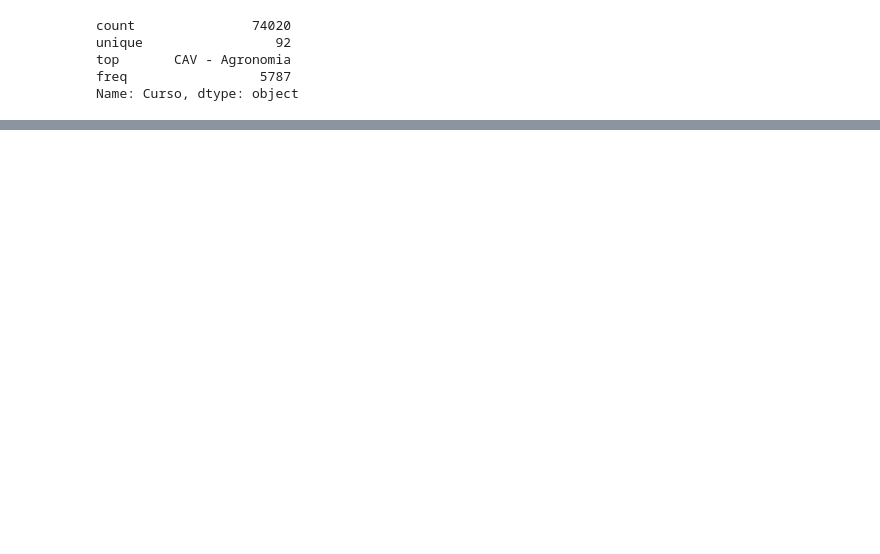
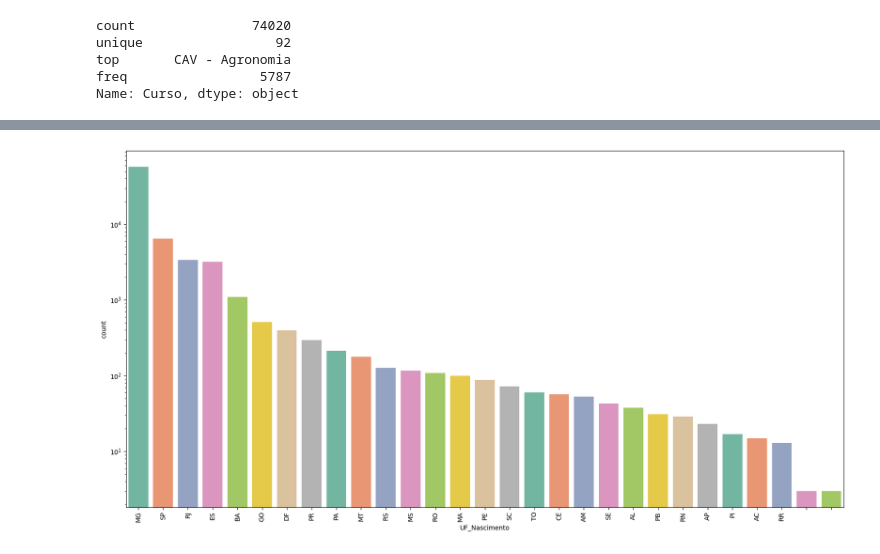
Before and after one commit to Mateus-Henr/Data-Science-TP1, a Jupyter notebook: Entrega_1.ipynb, the cells around one changed output, grey strips where cells are left out. Drawn from its saved outputs; the diff is of its cells as text; code cells hidden in the pictures; blank space fills up the shorter version.

```diff
--- a/Entrega_1.ipynb
+++ b/Entrega_1.ipynb
@@ -436,0 +422,7 @@ dfCurso
+# %%
+ucp = sns.countplot(x=df['UF_Nascimento'], color='red', data=df, order=df['UF_Nascimento'].value_counts().index, orient='v', palette='Set2')
+ucp.set_xticklabels(ucp.get_xticklabels(), rotation=90)
+ucp.figure.set_size_inches(20, 10)
+ucp.set_yscale('log')
+# %% [output]
+[figure, added]
```
Also changed, not shown: parts of 78 cells of this notebook.
